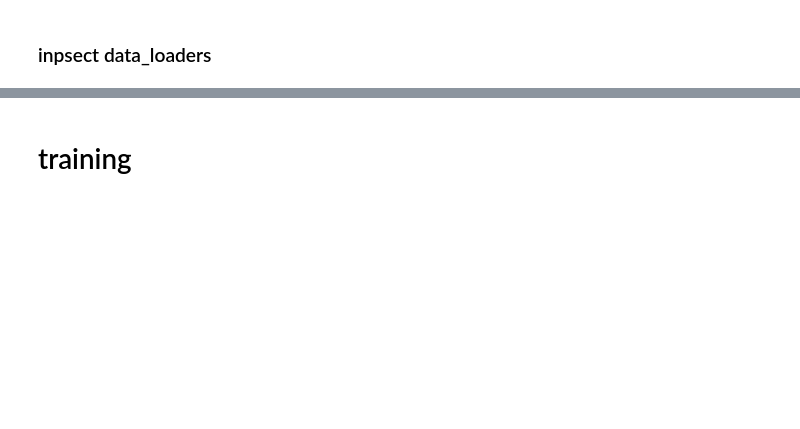
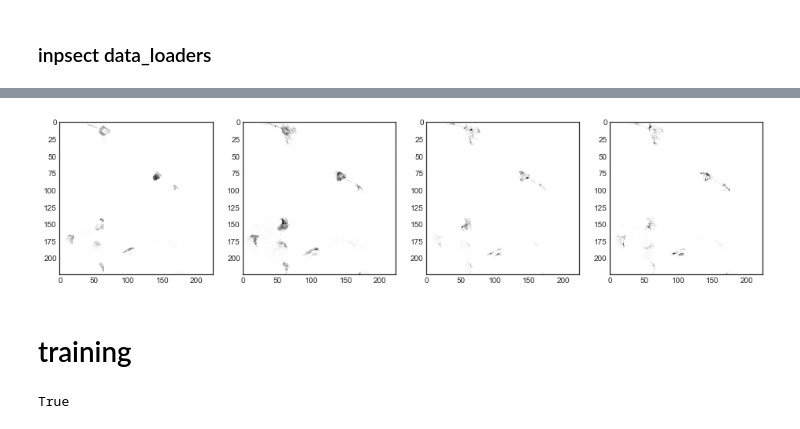
Before and after one commit to WMAPernice/Test_dev, a Jupyter notebook: YNet_dev/Kaggle_HPA_First_model_WP_v1.0.ipynb, the cells around one changed output, grey strips where cells are left out. Drawn from its saved outputs; the diff is of its cells as text; code cells hidden in the pictures; blank space fills up the shorter version.

```diff
--- a/YNet_dev/Kaggle_HPA_First_model_WP_v1.0.ipynb
+++ b/YNet_dev/Kaggle_HPA_First_model_WP_v1.0.ipynb
@@ -23,6 +23,6 @@ sz = [4,224,224]
 # %%
 # setting up a list of a random 20% of images in train as the validation set
 
-lbl_csv = PATH + 'train_10perc_v2.csv'
+lbl_csv = PATH + 'HPA_labels.csv'
 n = len(list(open(lbl_csv))) -1
 val_idxs = get_cv_idxs(n)
@@ -46,3 +57,5 @@ data = get_data(PATH, lbl_csv, val_idxs, sz, bs, aug_tfms = augs)
 ### inpsect data_loaders
 # %%
 x, y = next(iter(data.trn_dl))
+# %%
+x_test, y_test = next(iter(data.test_dl))
@@ -70,5 +84,25 @@ for i, ax in enumerate(ax.flat):
+# %%
+# inspect test images
+plt.style.use('seaborn-white')
+
+idx = 3
+
+im = to_np(x_test)[idx]
+
+# lbl = to_label(to_np(y)[idx])
+# print(lbl)
+
+fig, ax = plt.subplots(1,4, figsize=(16,10))
+for i, ax in enumerate(ax.flat):
+    ax.imshow(im[i])
+# %% [output]
+[figure, added]
 # %% [markdown]
 # training
+# %%
+torch.cuda.is_available()
+# %% [output]
+True
 # %%
 # base-model
 
```
Also changed, not shown: parts of 17 cells of this notebook, 4 other files.
